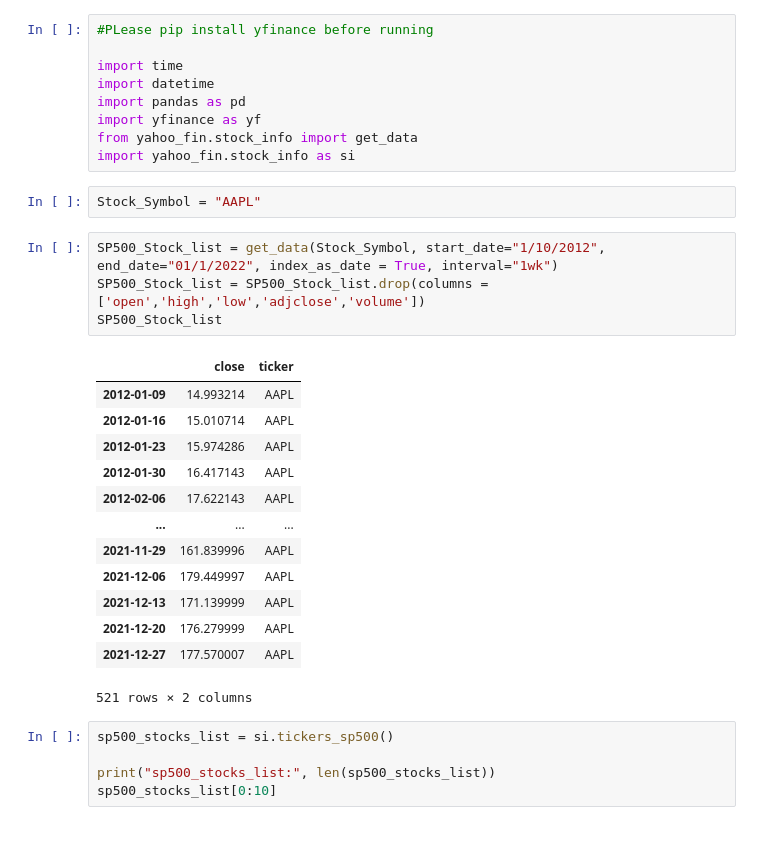
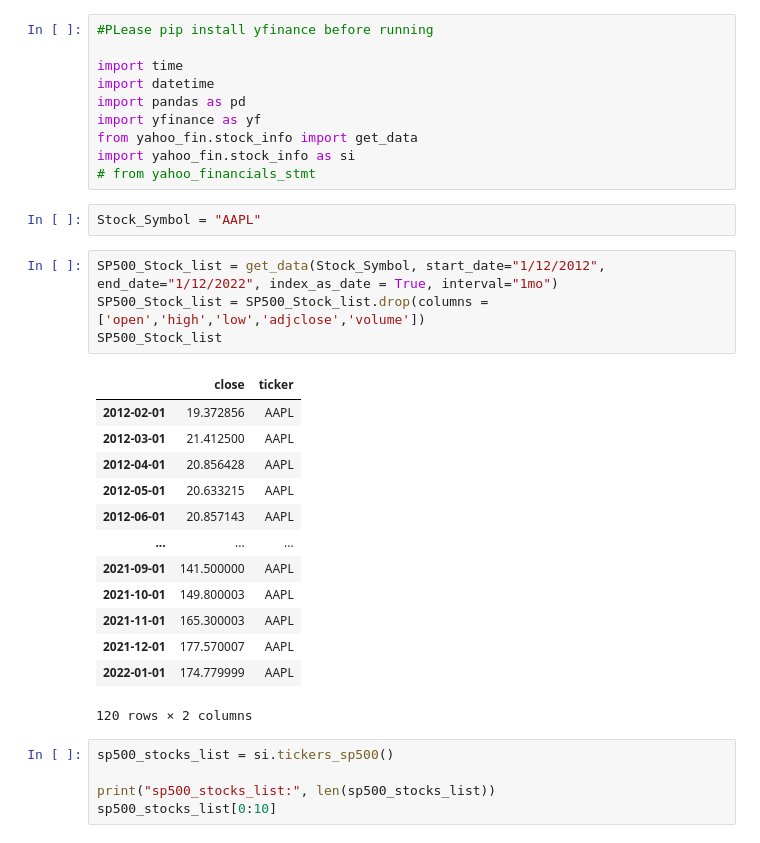
Before and after one commit to UCBFintechProject/valuation_bot, a Jupyter notebook: Project_2_yahoo_API.ipynb, the cells around one changed output. Drawn from its saved outputs; the diff is of its cells as text.

```diff
--- a/Project_2_yahoo_API.ipynb
+++ b/Project_2_yahoo_API.ipynb
@@ -7,26 +7,27 @@ import pandas as pd
 import yfinance as yf
 from yahoo_fin.stock_info import get_data
 import yahoo_fin.stock_info as si
+# from yahoo_financials_stmt
 # %%
 Stock_Symbol = "AAPL"
 # %%
-SP500_Stock_list = get_data(Stock_Symbol, start_date="1/10/2012", end_date="01/1/2022", index_as_date = True, interval="1wk")
+SP500_Stock_list = get_data(Stock_Symbol, start_date="1/12/2012", end_date="1/12/2022", index_as_date = True, interval="1mo")
 SP500_Stock_list = SP500_Stock_list.drop(columns = ['open','high','low','adjclose','volume'])
 SP500_Stock_list
 # %% [output]
 |  | close | ticker |
-| 2012-01-09 | 14.993214 | AAPL |
-| 2012-01-16 | 15.010714 | AAPL |
-| 2012-01-23 | 15.974286 | AAPL |
-| 2012-01-30 | 16.417143 | AAPL |
-| 2012-02-06 | 17.622143 | AAPL |
+| 2012-02-01 | 19.372856 | AAPL |
+| 2012-03-01 | 21.412500 | AAPL |
+| 2012-04-01 | 20.856428 | AAPL |
+| 2012-05-01 | 20.633215 | AAPL |
+| 2012-06-01 | 20.857143 | AAPL |
 | ... | ... | ... |
-| 2021-11-29 | 161.839996 | AAPL |
-| 2021-12-06 | 179.449997 | AAPL |
-| 2021-12-13 | 171.139999 | AAPL |
-| 2021-12-20 | 176.279999 | AAPL |
-| 2021-12-27 | 177.570007 | AAPL |
+| 2021-09-01 | 141.500000 | AAPL |
+| 2021-10-01 | 149.800003 | AAPL |
+| 2021-11-01 | 165.300003 | AAPL |
+| 2021-12-01 | 177.570007 | AAPL |
+| 2022-01-01 | 174.779999 | AAPL |
-521 rows × 2 columns
+120 rows × 2 columns
 # %%
 sp500_stocks_list = si.tickers_sp500()
 
```
Also changed, not shown: parts of 6 cells of this notebook.
